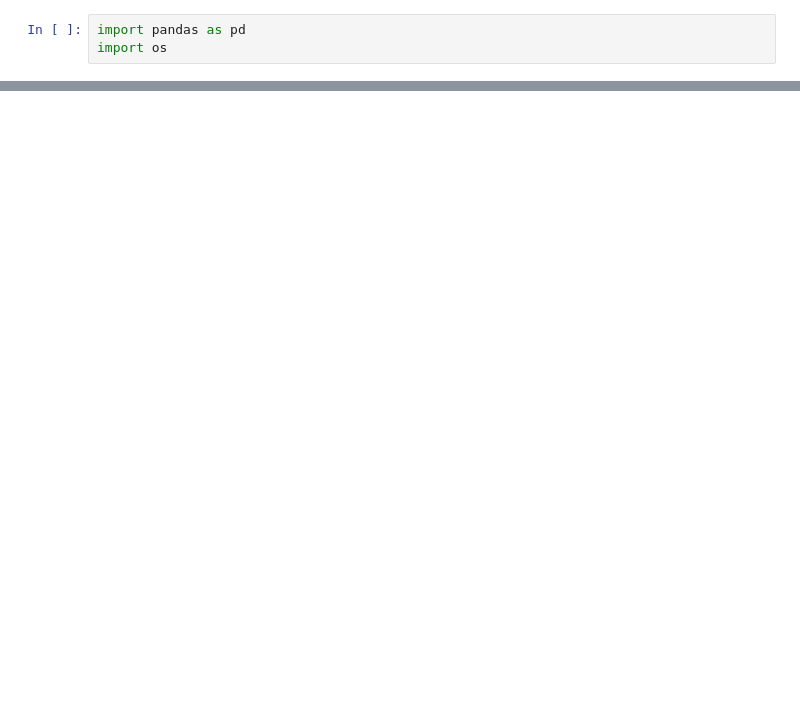
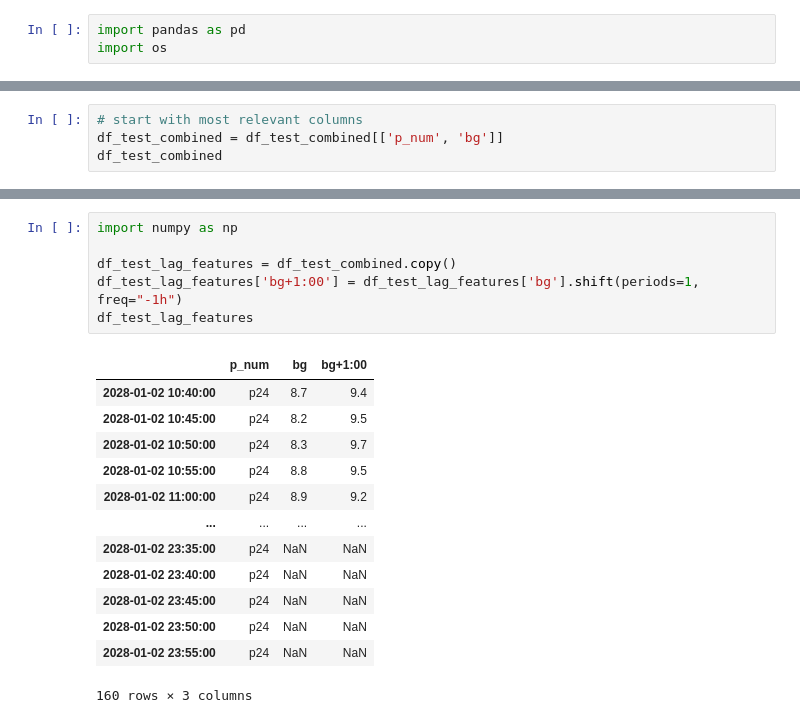
Before and after one commit to masaver/brist1d, a Jupyter notebook: notebooks/ralf/2.2-preprocessing-test-data.ipynb, the cells around one changed output, grey strips where cells are left out. Saved outputs shown, nothing was run; the diff lists cells and outputs as text; blank space fills up the shorter version.

```diff
--- a/notebooks/ralf/2.2-preprocessing-test-data.ipynb
+++ b/notebooks/ralf/2.2-preprocessing-test-data.ipynb
@@ -75,0 +125,4 @@ result_df_2h
+# %%
+# start with most relevant columns
+df_test_combined = df_test_combined[['p_num', 'bg']]
+df_test_combined
@@ -75,0 +143,20 @@ result_df_2h
+# %%
+import numpy as np
+
+df_test_lag_features = df_test_combined.copy()
+df_test_lag_features['bg+1:00'] = df_test_lag_features['bg'].shift(periods=1, freq="-1h")
+df_test_lag_features
+# %% [output]
+|  | p_num | bg | bg+1:00 |
+| 2028-01-02 10:40:00 | p24 | 8.7 | 9.4 |
+| 2028-01-02 10:45:00 | p24 | 8.2 | 9.5 |
+| 2028-01-02 10:50:00 | p24 | 8.3 | 9.7 |
+| 2028-01-02 10:55:00 | p24 | 8.8 | 9.5 |
+| 2028-01-02 11:00:00 | p24 | 8.9 | 9.2 |
+| ... | ... | ... | ... |
+| 2028-01-02 23:35:00 | p24 | NaN | NaN |
+| 2028-01-02 23:40:00 | p24 | NaN | NaN |
+| 2028-01-02 23:45:00 | p24 | NaN | NaN |
+| 2028-01-02 23:50:00 | p24 | NaN | NaN |
+| 2028-01-02 23:55:00 | p24 | NaN | NaN |
+160 rows × 3 columns
```
Also changed, not shown: parts of 14 cells of this notebook, 14 other files.
